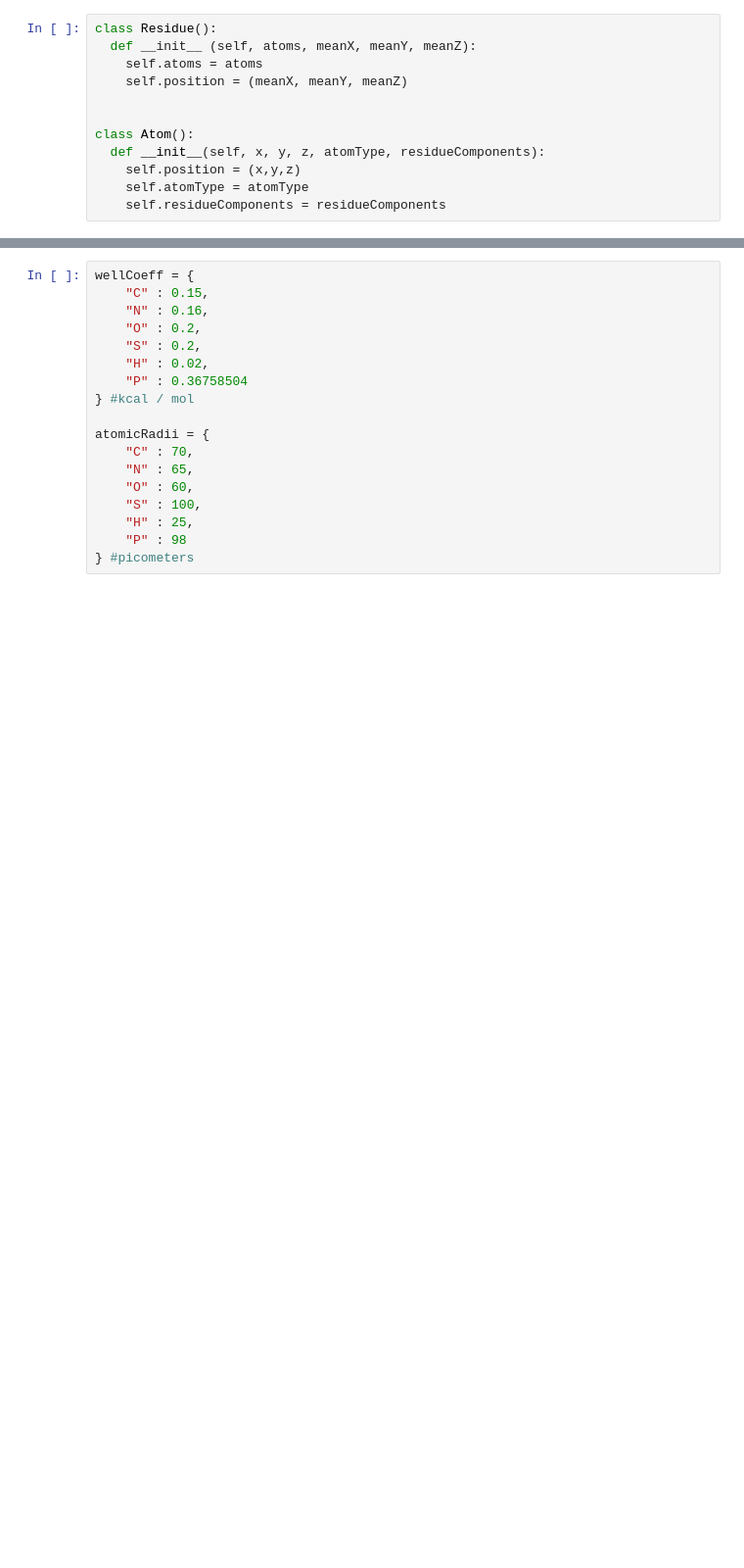
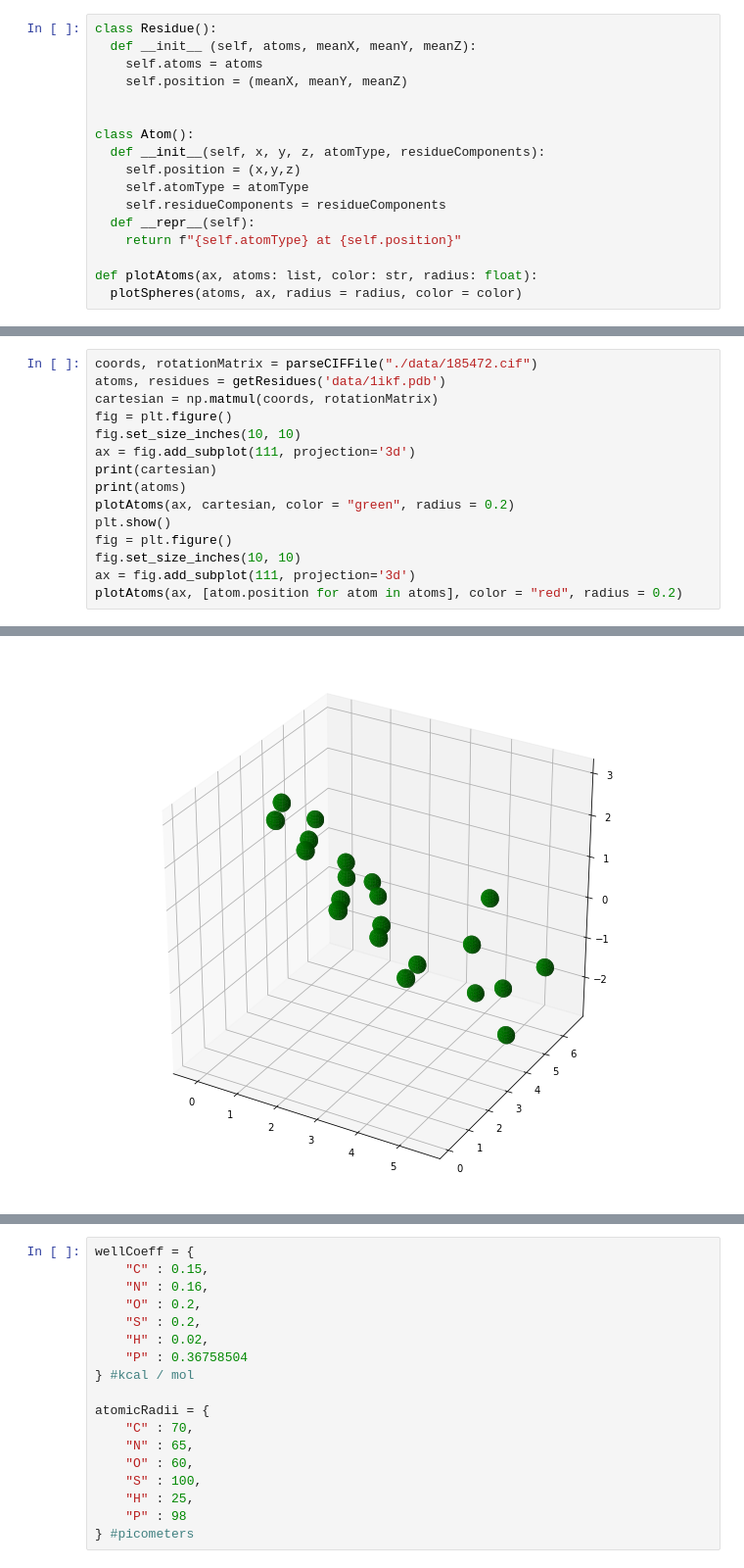
Before and after one commit to savpatpanda/protein, a Jupyter notebook: notebook.ipynb, the cells around one changed output, grey strips where cells are left out. Shown: that part at 98% size. Cells and saved outputs as stored; diff of their text form; blank space fills up the shorter version.

```diff
--- a/notebook.ipynb
+++ b/notebook.ipynb
@@ -91,6 +110,11 @@ class Atom():
     self.position = (x,y,z)
     self.atomType = atomType
     self.residueComponents = residueComponents
+  def __repr__(self):
+    return f"{self.atomType} at {self.position}"
+
+def plotAtoms(ax, atoms: list, color: str, radius: float):
+  plotSpheres(atoms, ax, radius = radius, color = color)
 # %%
 import pandas as pd
 
@@ -150,0 +161,16 @@ for residue in residues:
+# %%
+coords, rotationMatrix = parseCIFFile("./data/185472.cif")
+atoms, residues = getResidues('data/1ikf.pdb')
+cartesian = np.matmul(coords, rotationMatrix)
+fig = plt.figure()
+fig.set_size_inches(10, 10)
+ax = fig.add_subplot(111, projection='3d')
+print(cartesian)
+print(atoms)
+plotAtoms(ax, cartesian, color = "green", radius = 0.2)
+plt.show()
+fig = plt.figure()
+fig.set_size_inches(10, 10)
+ax = fig.add_subplot(111, projection='3d')
+plotAtoms(ax, [atom.position for atom in atoms], color = "red", radius = 0.2)
+# %% [output]
@@ -150,0 +194 @@ for residue in residues:
+[figure, added]
```
Also changed, not shown: parts of 6 cells of this notebook.
